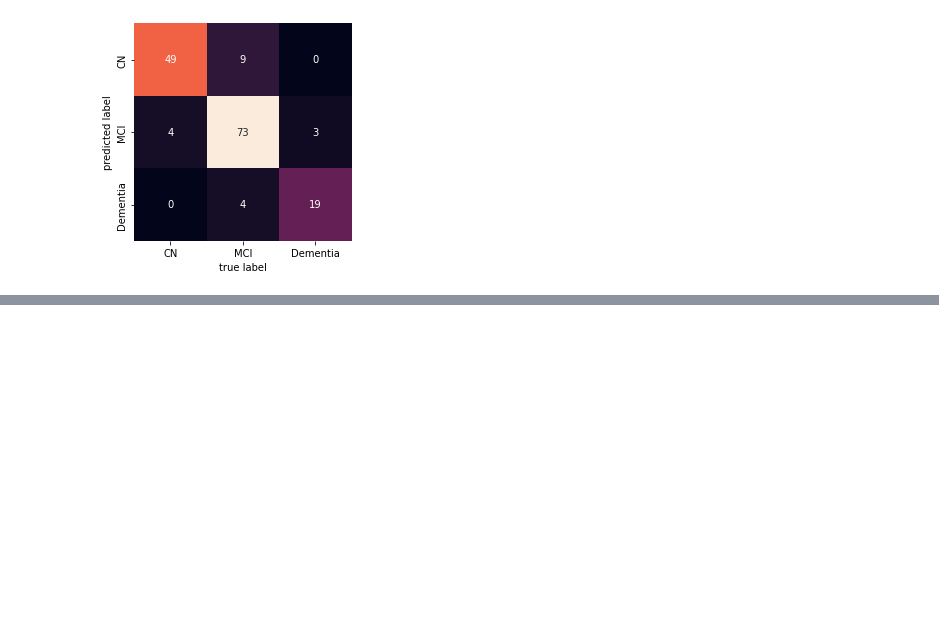
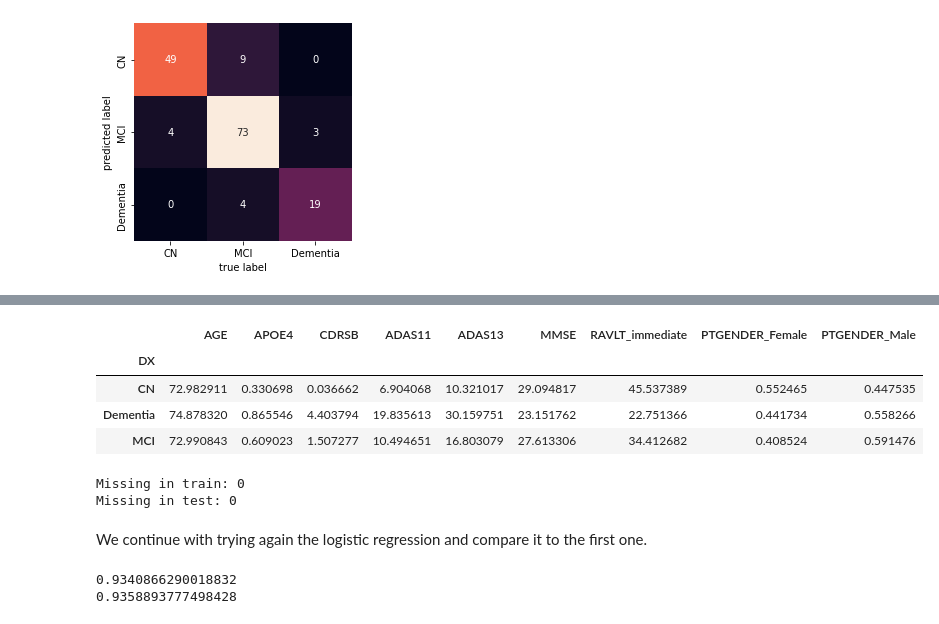
Before and after one commit to tamap94/ds-capstone-alzheimers-, a Jupyter notebook: tadpole_challenge/Tadpole_EDA_Model.ipynb, the cells around one changed output, grey strips where cells are left out. Drawn from its saved outputs; the diff is of its cells as text; code cells hidden in the pictures; blank space fills up the shorter version.

```diff
--- a/tadpole_challenge/Tadpole_EDA_Model.ipynb
+++ b/tadpole_challenge/Tadpole_EDA_Model.ipynb
@@ -422,0 +448,3 @@ accuracy:  0.88
+# %%
+# drop Unnamed column and PTID (no information)
+df.drop(["Unnamed: 0","PTID"],axis=1,inplace=True)
@@ -422,0 +460,7 @@ accuracy:  0.88
+# %%
+# Use get_dummies for the PTGENDER and APOE4 column
+df=pd.get_dummies(df, columns=['PTGENDER'], drop_first=False)
+# %%
+#Create the df_other dataframe by dropping the brain related columns
+col_other = ['FDG', 'AV45', 'ABETA', 'TAU', 'PTAU','Hippocampus','WholeBrain', 'Entorhinal', 'MidTemp']
+df_other=df.drop(col_other, inplace=False, axis=1)
@@ -422,0 +487,3 @@ accuracy:  0.88
+# %%
+#Drop the rows in DX that are empty
+df_other.dropna(subset=["DX"], inplace=True)
@@ -422,0 +509,8 @@ accuracy:  0.88
+# %%
+df_other.groupby('DX').mean()
+# %% [output]
+|  | AGE | APOE4 | CDRSB | ADAS11 | ADAS13 | MMSE | RAVLT_immediate | PTGENDER_Female | PTGENDER_Male |
+| DX |  |  |  |  |  |  |  |  |  |
+| CN | 72.982911 | 0.330698 | 0.036662 | 6.904068 | 10.321017 | 29.094817 | 45.537389 | 0.552465 | 0.447535 |
+| Dementia | 74.878320 | 0.865546 | 4.403794 | 19.835613 | 30.159751 | 23.151762 | 22.751366 | 0.441734 | 0.558266 |
+| MCI | 72.990843 | 0.609023 | 1.507277 | 10.494651 | 16.803079 | 27.613306 | 34.412682 | 0.408524 | 0.591476 |
@@ -422,0 +532,6 @@ accuracy:  0.88
+# %%
+print('Missing in train: %d' % sum(isnan(X_train_other_trans).flatten()))
+print('Missing in test: %d' % sum(isnan(X_test_other_trans).flatten()))
+# %% [output]
+Missing in train: 0
+Missing in test: 0
@@ -422,0 +544,2 @@ accuracy:  0.88
+# %% [markdown]
+We continue with trying again the logistic regression and compare it to the first one.
@@ -422,0 +558,9 @@ accuracy:  0.88
+# %%
+# Check out the metrics
+acc_test = accuracy_score(y_test_other, y_pred_other)
+print(acc_test)
+acc_train=accuracy_score(y_train_other, log_reg.predict(X_train_other_trans_scaled))
+print(acc_train)
+# %% [output]
+0.9340866290018832
+0.9358893777498428
```
Also changed, not shown: parts of 31 cells of this notebook.
